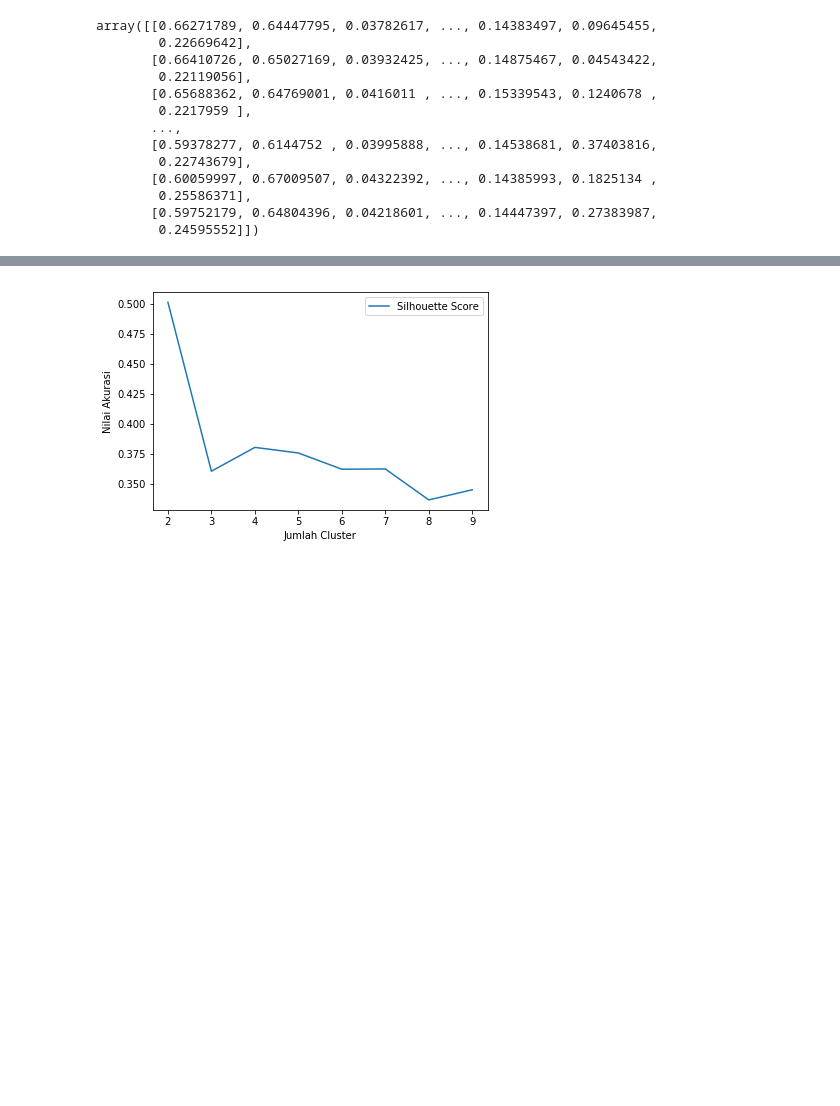
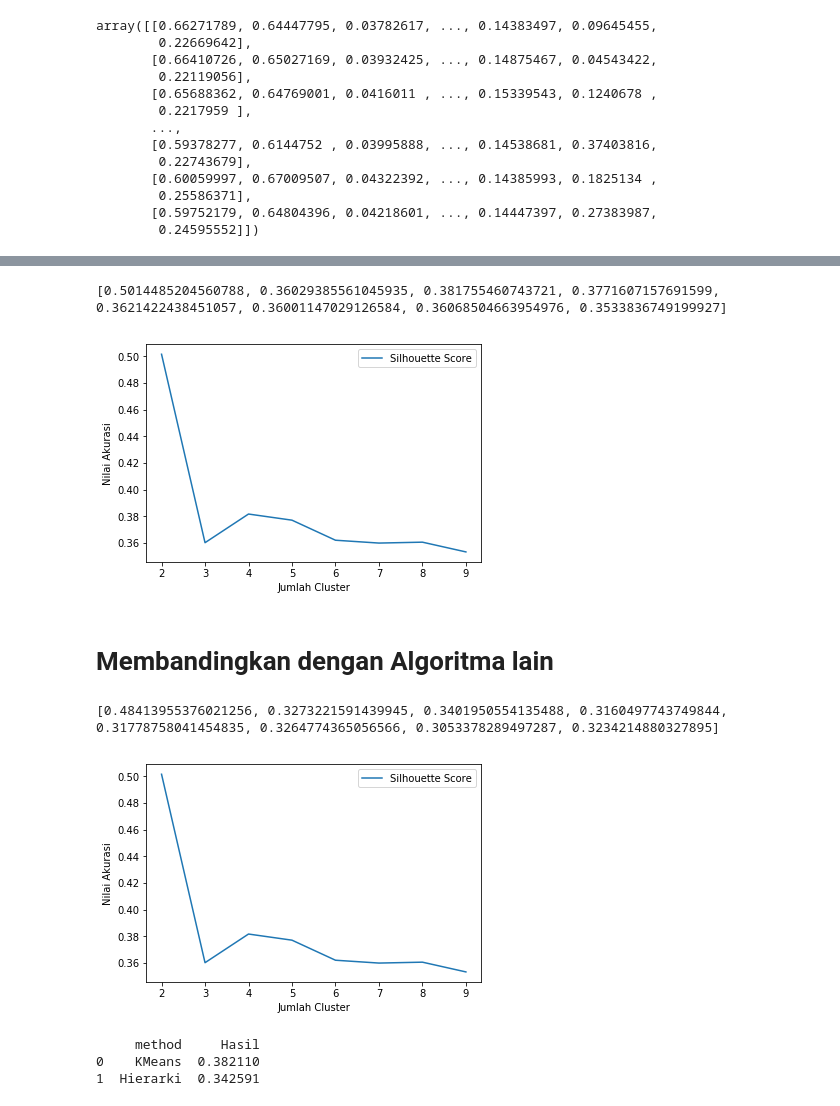
Before and after one commit to safhiram/FP-KK, a Jupyter notebook: Clustering.ipynb, the cells around one changed output, grey strips where cells are left out. Saved outputs shown, nothing was run; the diff lists cells and outputs as text; code cells hidden in the pictures; blank space fills up the shorter version.

```diff
--- a/Clustering.ipynb
+++ b/Clustering.ipynb
@@ -70,4 +72,5 @@ Saat k = 9 nilai score  0.34480253893522395
 # %%
+print(siluet)
 plt.plot([2,3,4,5,6,7,8,9], siluet, label = 'Silhouette Score')
 
 plt.xlabel('Jumlah Cluster')
@@ -75,4 +78,7 @@ plt.ylabel('Nilai Akurasi')
 plt.legend()
 plt.show()
 # %% [output]
+[0.5014485204560788, 0.36029385561045935, 0.381755460743721, 0.3771607157691599, 0.3621422438451057, 0.36001147029126584, 0.36068504663954976, 0.3533836749199927]
-[figure, old version]
+[figure, new version]
+# %% [markdown]
+# Membandingkan dengan Algoritma lain
@@ -78,0 +87,33 @@ plt.show()
+# %%
+from sklearn.cluster import AgglomerativeClustering
+siluet1 = []
+for i in range(2,10):
+    cluster = AgglomerativeClustering(n_clusters=i, affinity='euclidean', linkage='ward')
+    pred = cluster.fit_predict(data)
+    score = silhouette_score(data, pred)
+    siluet1.append(score)
+# %%
+print(siluet1)
+plt.plot([2,3,4,5,6,7,8,9], siluet, label = 'Silhouette Score')
+
+plt.xlabel('Jumlah Cluster')
+plt.ylabel('Nilai Akurasi')
+plt.legend()
+plt.show()
+# %% [output]
+[0.48413955376021256, 0.3273221591439945, 0.3401950554135488, 0.3160497743749844, 0.31778758041454835, 0.3264774365056566, 0.3053378289497287, 0.3234214880327895]
+[figure, added]
+# %%
+benchmark3 = {
+    'method' : ['KMeans', 'Hierarki'],
+    'Hasil' : [
+        np.around(np.mean(siluet), decimals=10),
+        np.around(np.mean(siluet1), decimals=10),
+    ],
+}
+benchmark_df = pd.DataFrame.from_dict(benchmark3)
+print(benchmark_df)
+# %% [output]
+     method     Hasil
+0    KMeans  0.382110
+1  Hierarki  0.342591
```
Also changed, not shown: parts of 3 cells of this notebook, 1 other file.
